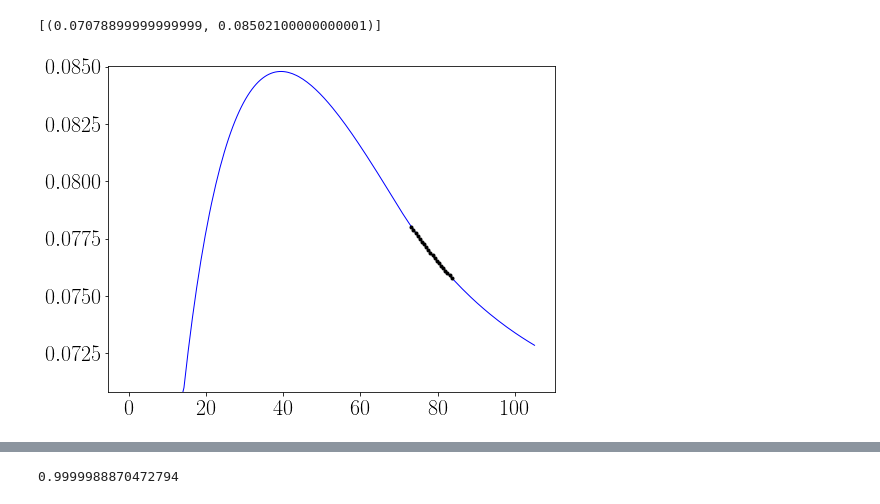
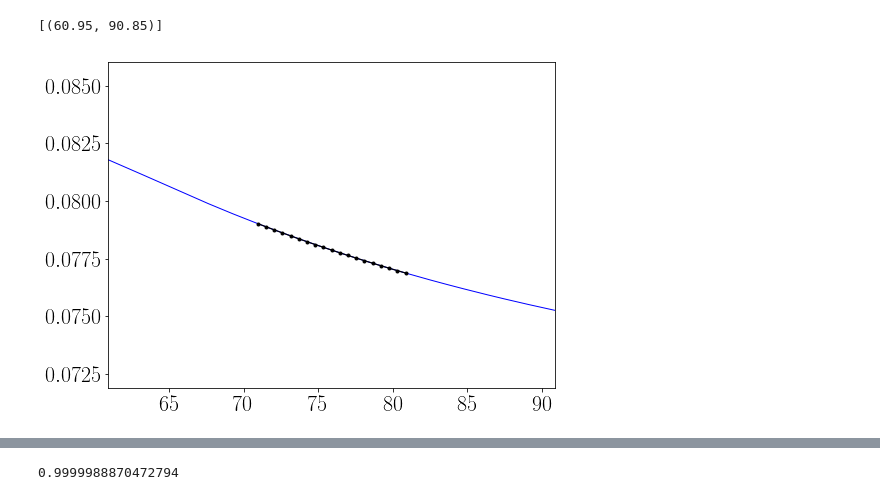
Before and after one commit to TheaQG/AWI_Bcores_Analysis, a Jupyter notebook: sigma_z.ipynb, the cells around one changed output, grey strips where cells are left out. Cells and saved outputs as stored; diff of their text form; code cells hidden in the pictures.

```diff
--- a/sigma_z.ipynb
+++ b/sigma_z.ipynb
@@ -40,7 +42,7 @@ from Interpolation_Class import Interpolation
 # %%
 CoresSpecs = pd.read_csv('/home/thea/Documents/KUFysik/MesterTesen/Data/CoreSpecs.txt', ',')
 coreNames = CoresSpecs['CoreName']
-site = 'SiteB'
+site = 'SiteA'
 
 core_idx = coreNames[CoresSpecs['CoreName'] == site].index[0]
 CoreSpecs = CoresSpecs.iloc[core_idx]
@@ -100,9 +101,9 @@ sigma_LT = np.asarray(sigma_arr[(z_vec >= TambDepth) & (z_vec <= LakiDepth)])
 # %%
 fig, ax = plt.subplots(figsize=(8,6))
 ax.plot(z_vec,sigma_arr, 'b', lw=1)
 ax.plot(z_LT,sigma_LT, color='k', lw=1.2, marker='.')
 ax.set(ylim=(min(sigma_LT)-0.005, max(sigma_LT)+0.007))
-#ax.set(xlim=(min(z_LT)-10,max(z_LT)+10))
+ax.set(xlim=(min(z_LT)-10,max(z_LT)+10))
 # %% [output]
-[(0.07078899999999999, 0.08502100000000001)]
+[(60.95, 90.85)]
-[figure, old version]
+[figure, new version]
```
Also changed, not shown: parts of 27 cells of this notebook, 1 other file.
